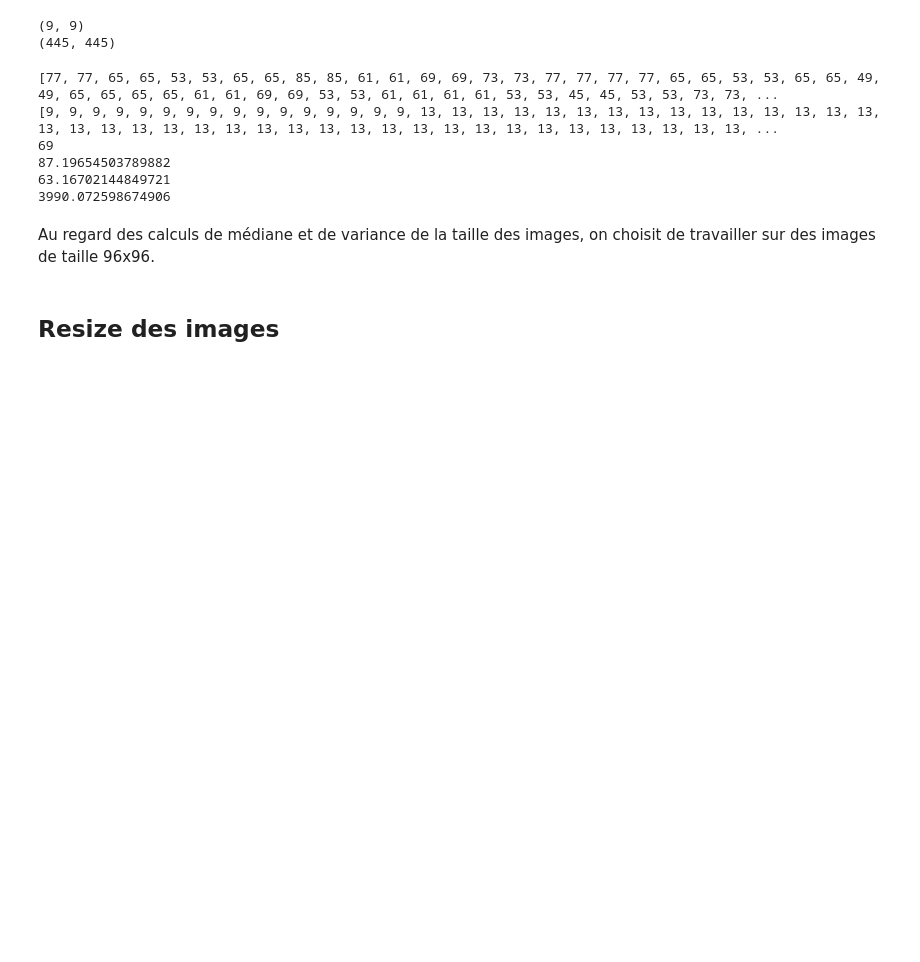
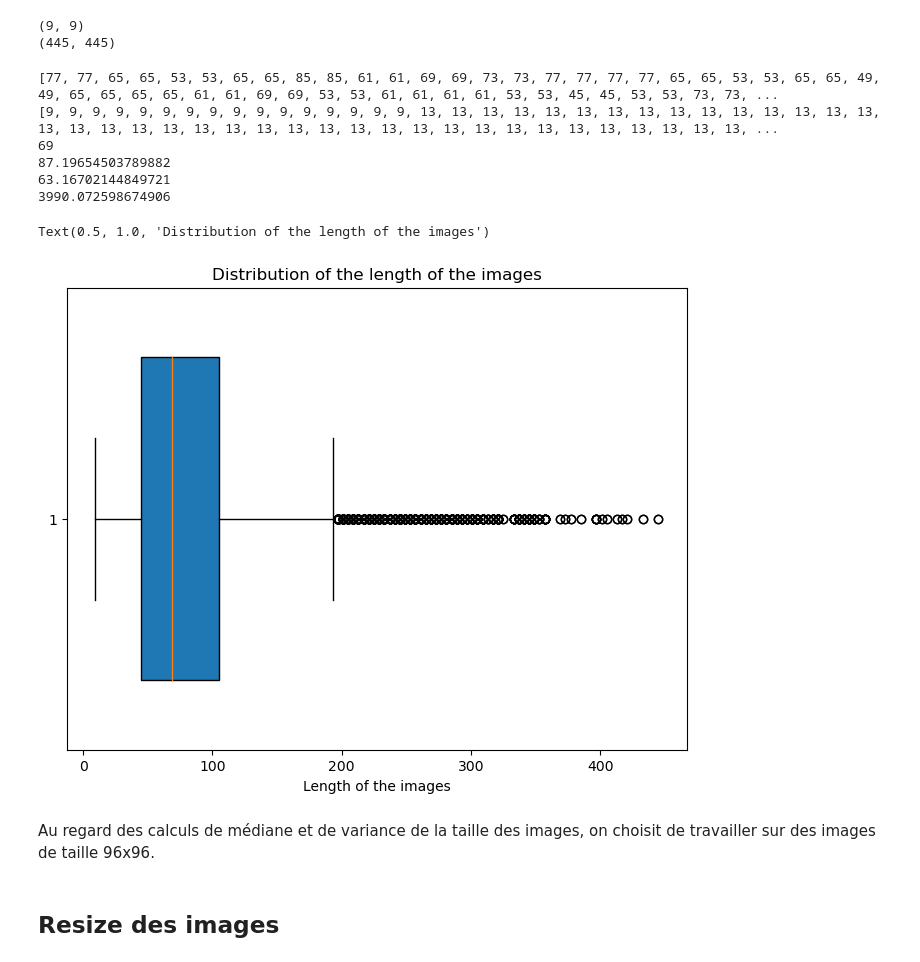
Before and after one commit to jufch/SiameseNetwork, a Jupyter notebook: Etude_bdd.ipynb, the cells around one changed output. Cells and saved outputs as stored; diff of their text form; code cells hidden in the pictures; blank space fills up the shorter version.

```diff
--- a/Etude_bdd.ipynb
+++ b/Etude_bdd.ipynb
@@ -98,6 +98,17 @@ print(variance)
 87.19654503789882
 63.16702144849721
 3990.072598674906
+# %%
+# Création d'un boxplot pour visualiser la distribution des longueurs
+plt.figure(figsize=(8, 6))
+plt.boxplot(liste_longueur, vert=False, widths=0.7, patch_artist=True)
+
+# Ajout de labels
+plt.xlabel('Length of the images')
+plt.title('Distribution of the length of the images')
+# %% [output]
+Text(0.5, 1.0, 'Distribution of the length of the images')
+[figure, added]
 # %% [markdown]
 Au regard des calculs de médiane et de variance de la taille des images, on choisit de travailler sur des images de taille 96x96.
 # %% [markdown]
```
Also changed, not shown: parts of 5 cells of this notebook, 2 other files.
